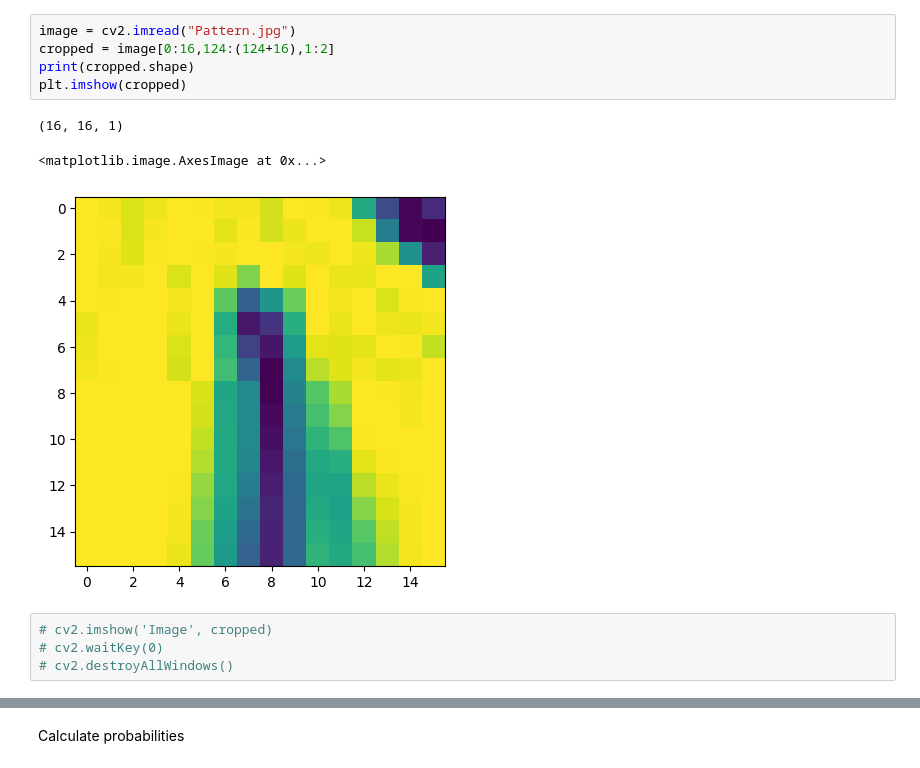
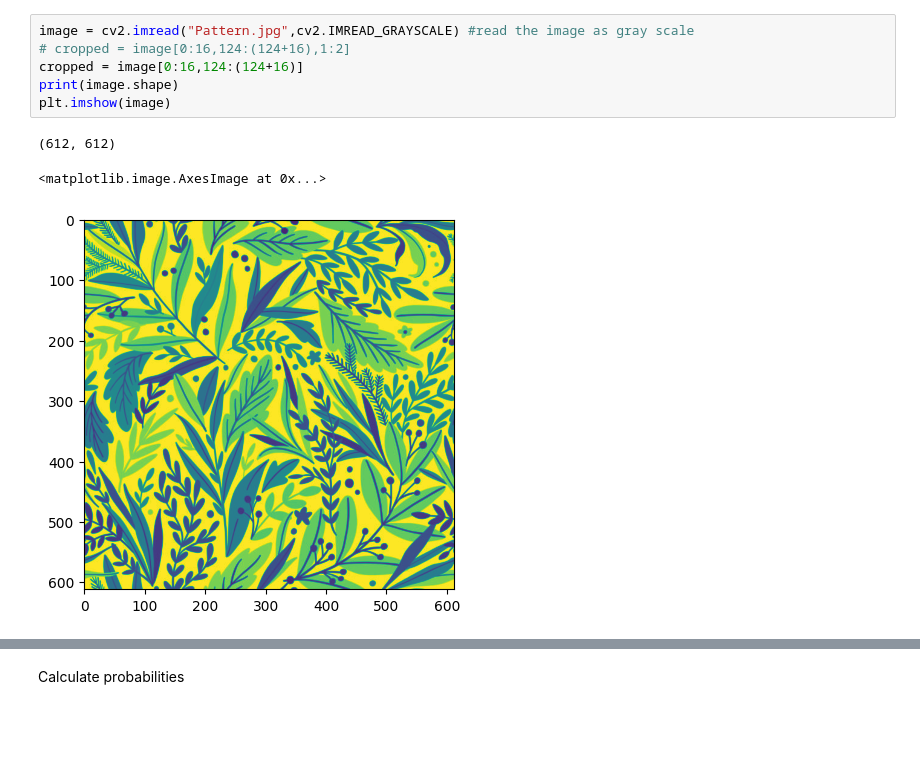
Before and after one commit to MilanBandara/huffman-coding, a Jupyter notebook: quantize.ipynb, the cells around one changed output, grey strips where cells are left out. Drawn from its saved outputs; the diff is of its cells as text; blank space fills up the shorter version.

```diff
--- a/quantize.ipynb
+++ b/quantize.ipynb
@@ -6,13 +124,10 @@ import math
 # %%
-image = cv2.imread("Pattern.jpg")
-cropped = image[0:16,124:(124+16),1:2]
-print(cropped.shape)
-plt.imshow(cropped)
+image = cv2.imread("Pattern.jpg",cv2.IMREAD_GRAYSCALE) #read the image as gray scale
+# cropped = image[0:16,124:(124+16),1:2]
+cropped = image[0:16,124:(124+16)]
+print(image.shape)
+plt.imshow(image)
 # %% [output]
-(16, 16, 1)
+(612, 612)
 <matplotlib.image.AxesImage at 0x...>
-[figure, old version]
+[figure, new version]
-# %%
-# cv2.imshow('Image', cropped)
-# cv2.waitKey(0)
-# cv2.destroyAllWindows()
```
Also changed, not shown: parts of 25 cells of this notebook, 1 other file.
